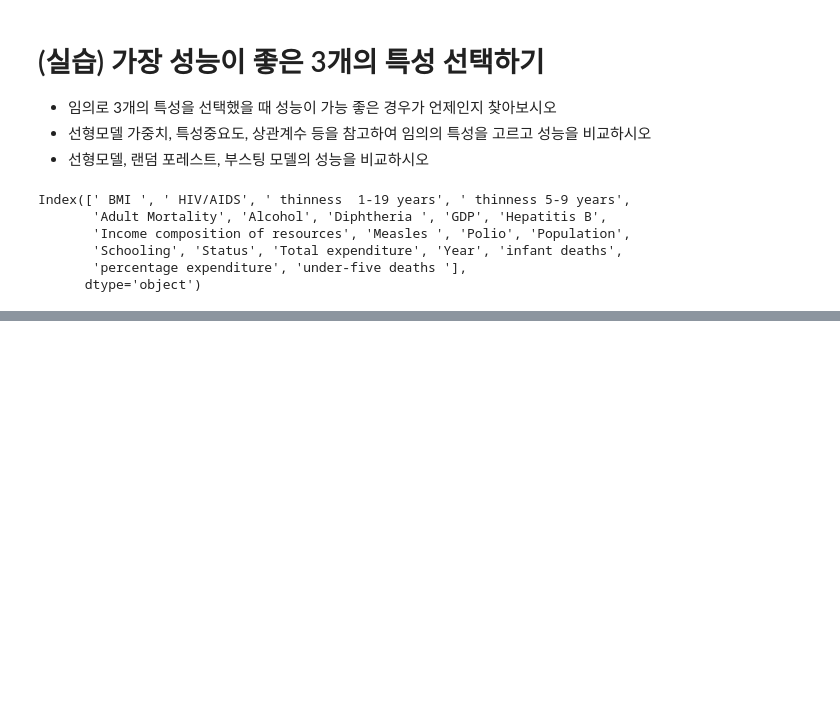
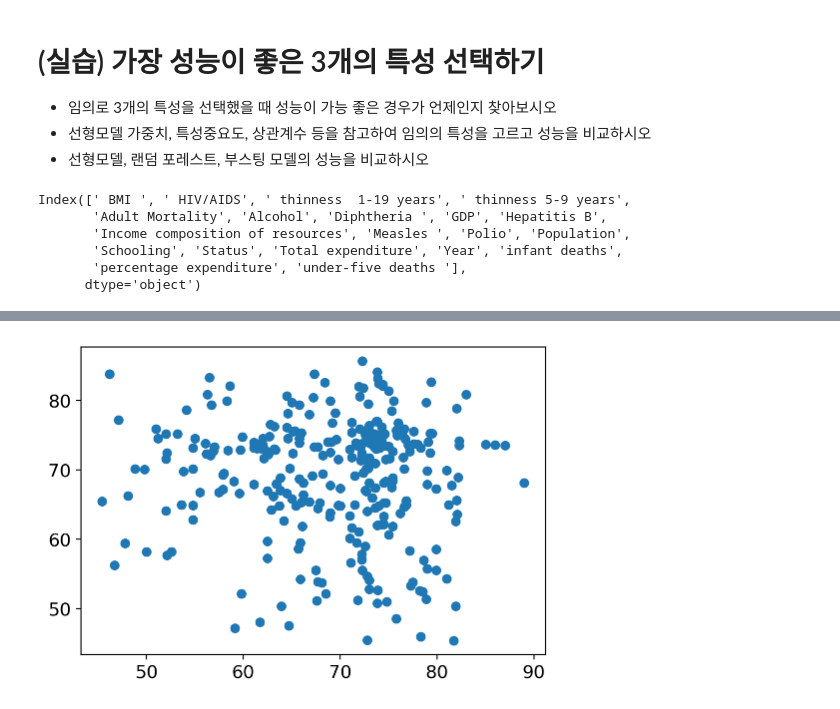
Before and after one commit to HSChoo/test1, a Jupyter notebook: e_56_DT_RF_Boost_Reg.ipynb, the cells around one changed output, grey strips where cells are left out. Cells and saved outputs as stored; diff of their text form; code cells hidden in the pictures; blank space fills up the shorter version.

```diff
--- a/e_56_DT_RF_Boost_Reg.ipynb
+++ b/e_56_DT_RF_Boost_Reg.ipynb
@@ -475,0 +492,6 @@ pd.DataFrame(result, columns = ['featuers', 'Linear','Random Forest', "LGBM"] )
+# %%
+N=300
+plt.scatter(y_test.values[:N],y_pred[:N])
+plt.show()
+# %% [output]
+[figure, added]
```
Also changed, not shown: parts of 15 cells of this notebook.
